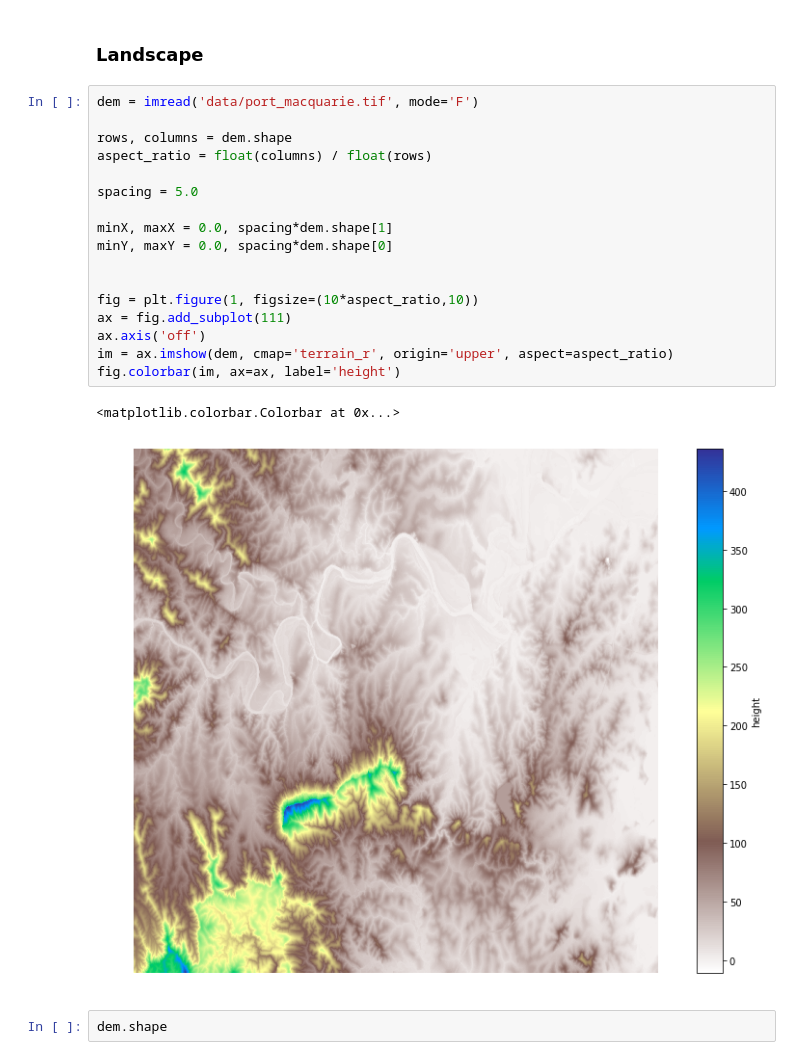
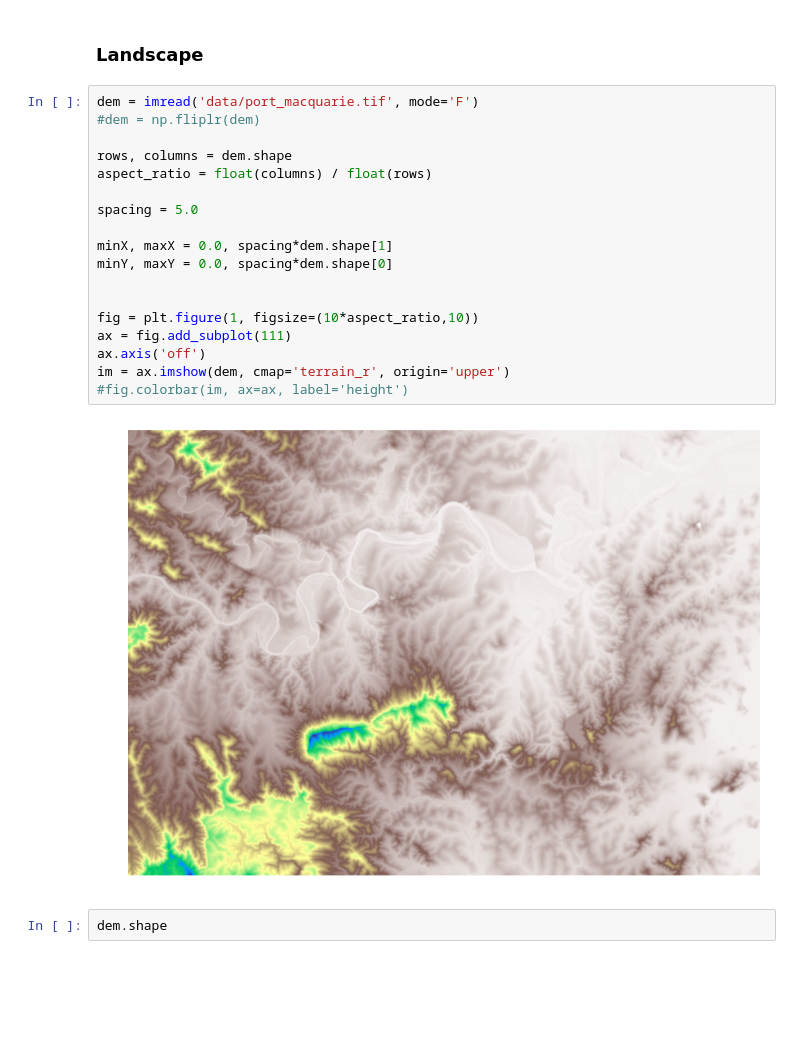
Before and after one commit to underworldcode/quagmire, a Jupyter notebook: Notebooks/PixMeshLandscape.ipynb, the cells around one changed output. Saved outputs shown, nothing was run; the diff lists cells and outputs as text; blank space fills up the shorter version.

```diff
--- a/Notebooks/PixMeshLandscape.ipynb
+++ b/Notebooks/PixMeshLandscape.ipynb
@@ -10,24 +10,24 @@ from quagmire import tools as meshtools
 ### Landscape
 # %%
 dem = imread('data/port_macquarie.tif', mode='F')
+#dem = np.fliplr(dem)
 
 rows, columns = dem.shape
 aspect_ratio = float(columns) / float(rows)
 
 spacing = 5.0
 
 minX, maxX = 0.0, spacing*dem.shape[1]
 minY, maxY = 0.0, spacing*dem.shape[0]
 
 
 fig = plt.figure(1, figsize=(10*aspect_ratio,10))
 ax = fig.add_subplot(111)
 ax.axis('off')
-im = ax.imshow(dem, cmap='terrain_r', origin='upper', aspect=aspect_ratio)
-fig.colorbar(im, ax=ax, label='height')
+im = ax.imshow(dem, cmap='terrain_r', origin='upper')
+#fig.colorbar(im, ax=ax, label='height')
 # %% [output]
-<matplotlib.colorbar.Colorbar at 0x...>
-[figure, old version]
+[figure, new version]
 # %%
 dem.shape
 # %% [output]
```
Also changed, not shown: parts of 3 cells of this notebook, 1 other file.
